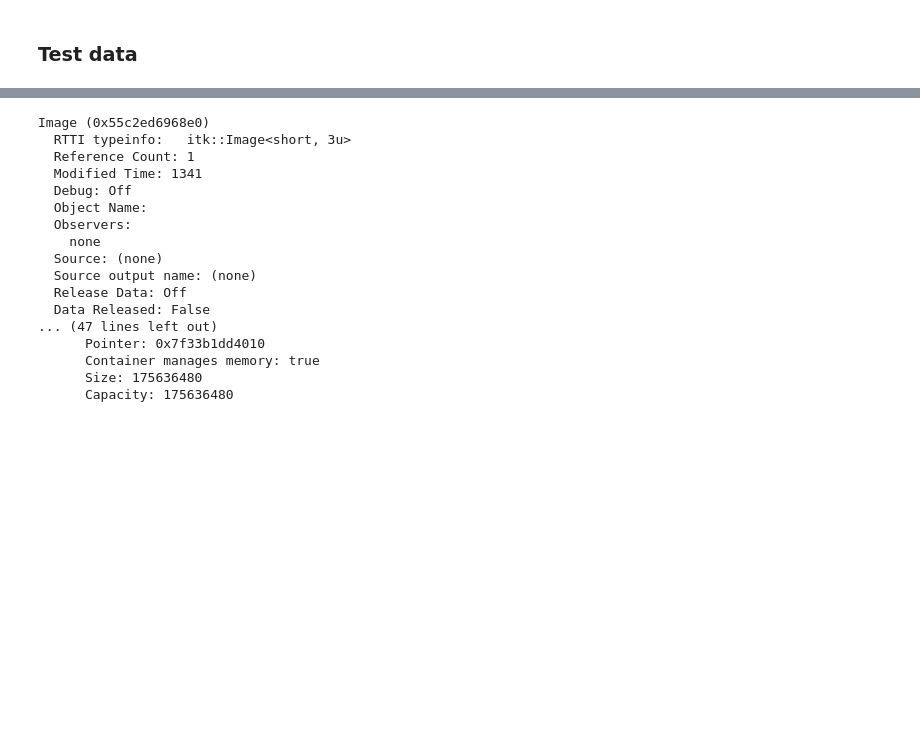
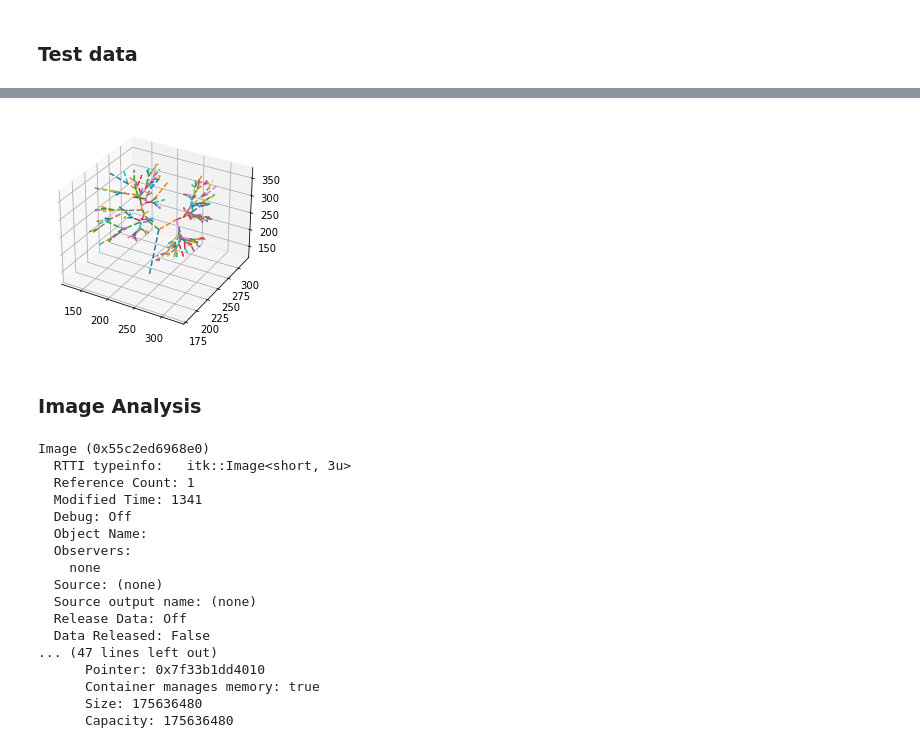
Before and after one commit to s-n-naik/airway_exploration, a Jupyter notebook: mask_calculations.ipynb, the cells around one changed output, grey strips where cells are left out. Saved outputs shown, nothing was run; the diff lists cells and outputs as text; code cells hidden in the pictures; blank space fills up the shorter version.

```diff
--- a/mask_calculations.ipynb
+++ b/mask_calculations.ipynb
@@ -247,3 +272,18 @@ No parent
+# %%
+row = tree_w_coords.iloc[0]
+# quick visualisation of tree
+
+fig=plt.figure()
+ax = fig.add_subplot(projection='3d')
+for i in range(350):
+    row = tree_w_coords.iloc[i]
+    ax.plot([row.parent_loc_x,row.x], [row.parent_loc_y,row.y], [row.parent_loc_z, row.z], linestyle='--', label=row.endbpid)
+# plt.legend(bbox_to_anchor=(1,1,1,1))
+plt.show()
+# %% [output]
+[figure, added]
+# %% [markdown]
+### Image Analysis
 # %%
 print(img)
 # %% [output]
```
Also changed, not shown: parts of 16 cells of this notebook.
